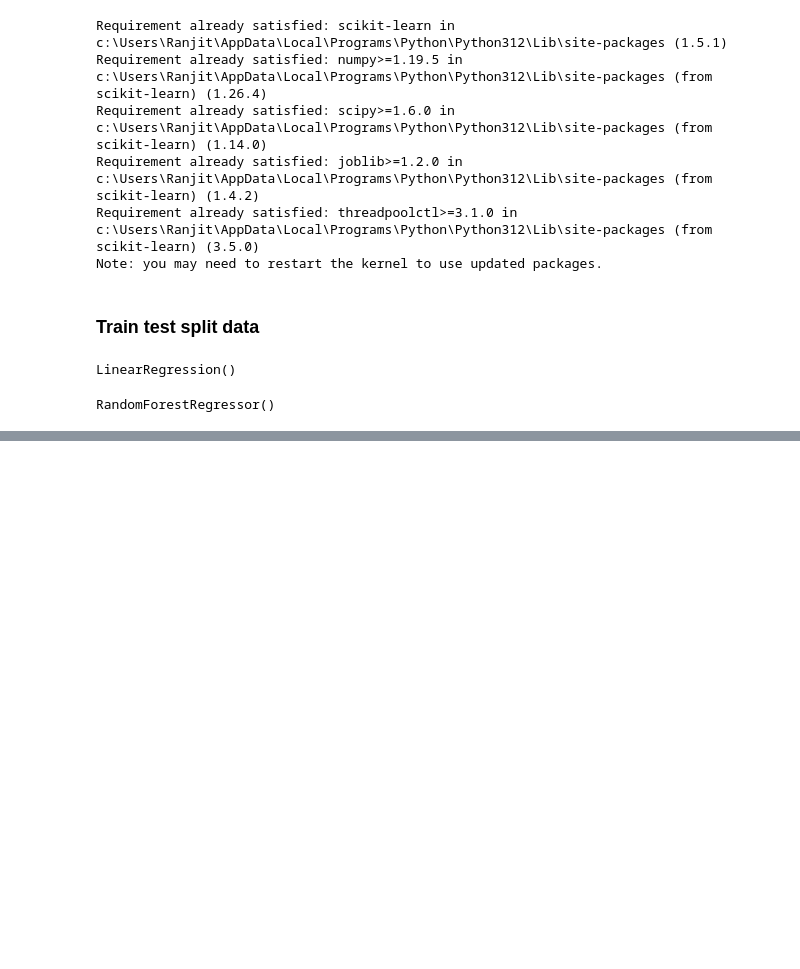
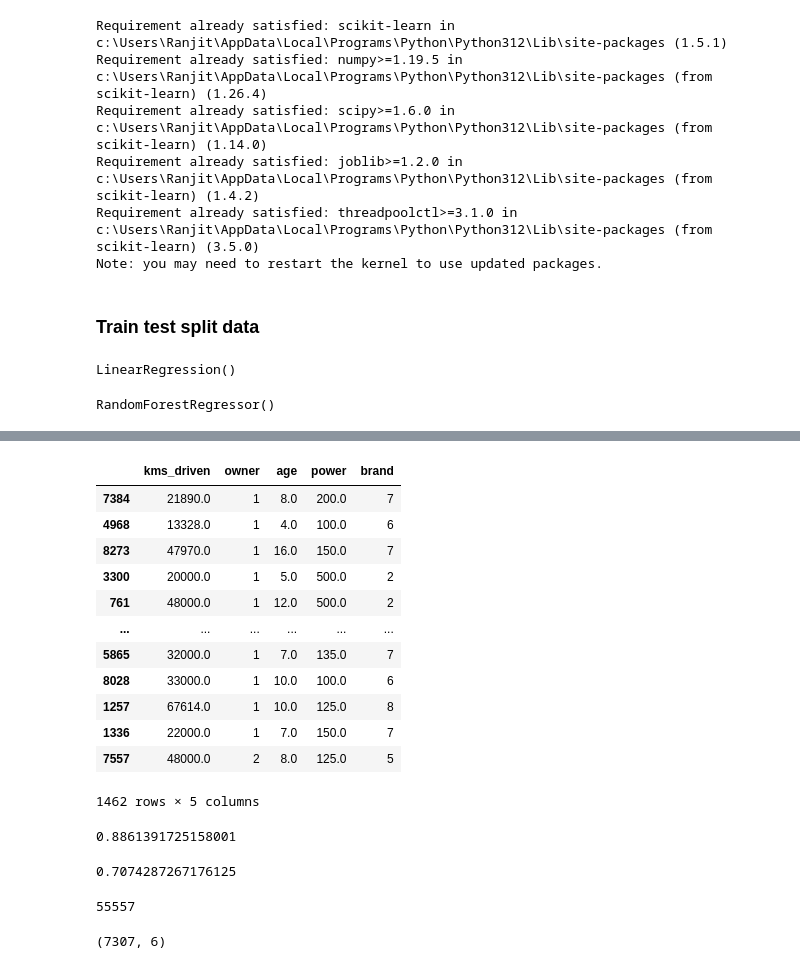
Before and after one commit to Ranjit-Singh-786/evetest, a Jupyter notebook: regression_project.ipynb, the cells around one changed output, grey strips where cells are left out. Cells and saved outputs as stored; diff of their text form; code cells hidden in the pictures; blank space fills up the shorter version.

```diff
--- a/regression_project.ipynb
+++ b/regression_project.ipynb
@@ -424,0 +497,24 @@ RandomForestRegressor()
+# %%
+x_test[['kms_driven', 'owner', 'age', 'power', 'brand', ]]
+# %% [output]
+|  | kms_driven | owner | age | power | brand |
+| 7384 | 21890.0 | 1 | 8.0 | 200.0 | 7 |
+| 4968 | 13328.0 | 1 | 4.0 | 100.0 | 6 |
+| 8273 | 47970.0 | 1 | 16.0 | 150.0 | 7 |
+| 3300 | 20000.0 | 1 | 5.0 | 500.0 | 2 |
+| 761 | 48000.0 | 1 | 12.0 | 500.0 | 2 |
+| ... | ... | ... | ... | ... | ... |
+| 5865 | 32000.0 | 1 | 7.0 | 135.0 | 7 |
+| 8028 | 33000.0 | 1 | 10.0 | 100.0 | 6 |
+| 1257 | 67614.0 | 1 | 10.0 | 125.0 | 8 |
+| 1336 | 22000.0 | 1 | 7.0 | 150.0 | 7 |
+| 7557 | 48000.0 | 2 | 8.0 | 125.0 | 5 |
+1462 rows × 5 columns
+# %%
+rdf.score(x_test[['kms_driven', 'owner', 'age', 'power', 'brand', ]],y_test)
+# %% [output]
+0.8861391725158001
+# %%
+lnr.score(x_test[['kms_driven', 'owner', 'age', 'power', 'brand', ]],y_test)
+# %% [output]
+0.7074287267176125
@@ -424,0 +524,8 @@ RandomForestRegressor()
+# %%
+print(round(list(rdf.predict([[1500,1,2,120,2]]))[0]))
+# %% [output]
+55557
+# %%
+df2.shape
+# %% [output]
+(7307, 6)
```
Also changed, not shown: parts of 17 cells of this notebook, 1 other file.
